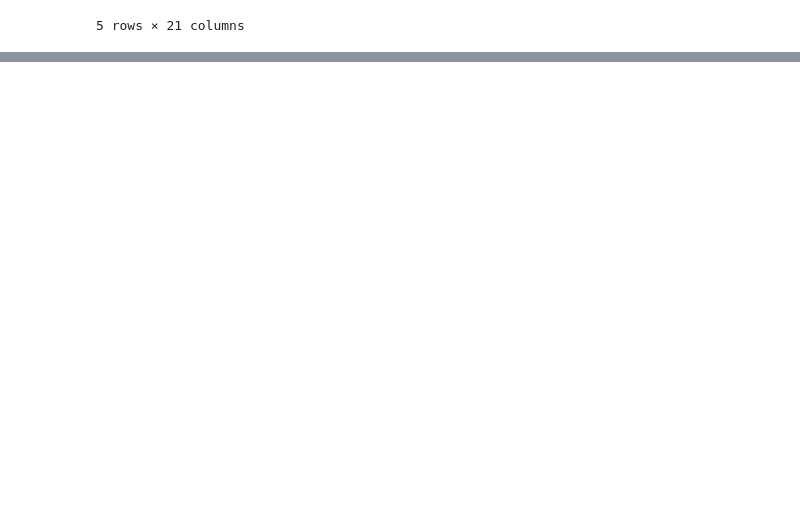
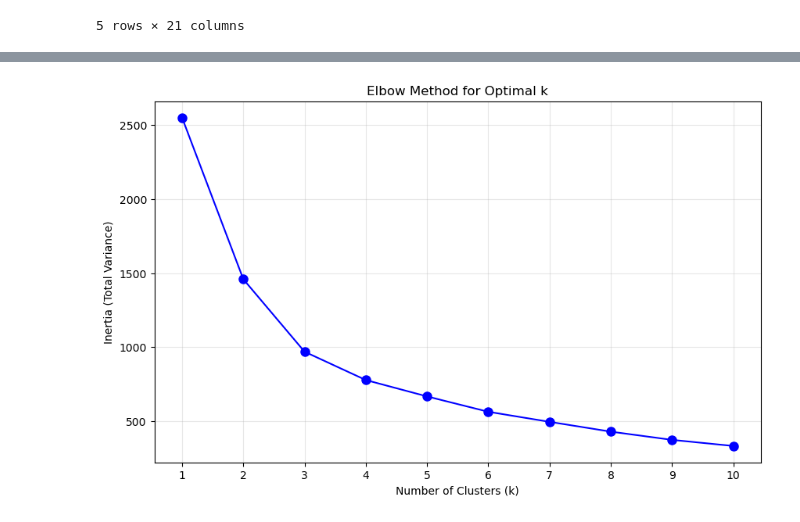
Before and after one commit to amberteetsel/substance-abuse-predictions, a Jupyter notebook: src/models/death_rate_models.ipynb, the cells around one changed output, grey strips where cells are left out. Drawn from its saved outputs; the diff is of its cells as text; code cells hidden in the pictures; blank space fills up the shorter version.

Commit message:
tried kmeans, DBSCAN, hierarchical clustering

```diff
--- a/src/models/death_rate_models.ipynb
+++ b/src/models/death_rate_models.ipynb
@@ -449,13 +42,0 @@ plt.show()
-# %%
-# 1. Fit the final model and grab the labels (not the distances)
-kmeans = KMeans(n_clusters=4, random_state=42)
-df['cluster_label'] = kmeans.fit_predict(X)  # Use fit_predict here
-
-# view cluster summary
-cluster_summary = df.groupby('cluster_label')[cluster_features].mean()
-print(cluster_summary)
-
-# see which states are in which cluster
-for cluster in df['cluster_label'].unique():
-    states = df[df['cluster_label'] == cluster]['state'].unique()
-    print(f"States in Cluster {cluster}: {states}")
@@ -526,0 +168,26 @@ fig.show()
+# %%
+# Plot elbow curve for different k's
+
+# features from above
+cluster_features = ['log_oxy', 'log_fent', 'log_min_wage']
+X = df[cluster_features]
+
+inertia = []
+K = range(1, 11)
+
+for k in K:
+    km = KMeans(n_clusters=k, random_state=42, n_init=10)
+    km.fit(X)
+    inertia.append(km.inertia_)
+
+# plot curve
+plt.figure(figsize=(10, 6))
+plt.plot(K, inertia, 'bo-', markersize=8)
+plt.xlabel('Number of Clusters (k)')
+plt.ylabel('Inertia (Total Variance)')
+plt.title('Elbow Method for Optimal k')
+plt.xticks(K)
+plt.grid(True, alpha=0.3)
+plt.show()
+# %% [output]
+[figure, added]
```
Also changed, not shown: parts of 46 cells of this notebook, 1 other file.
